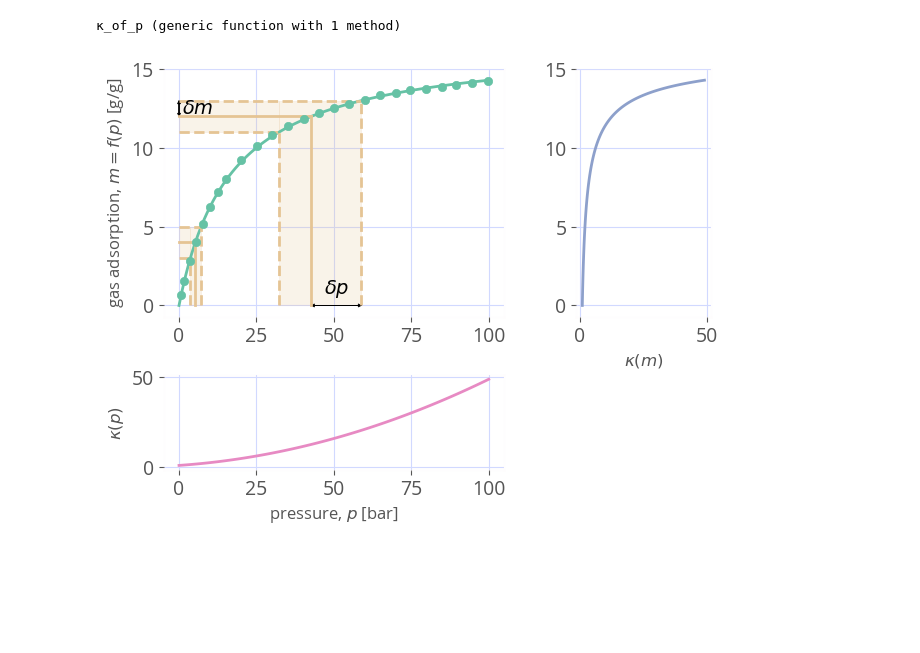
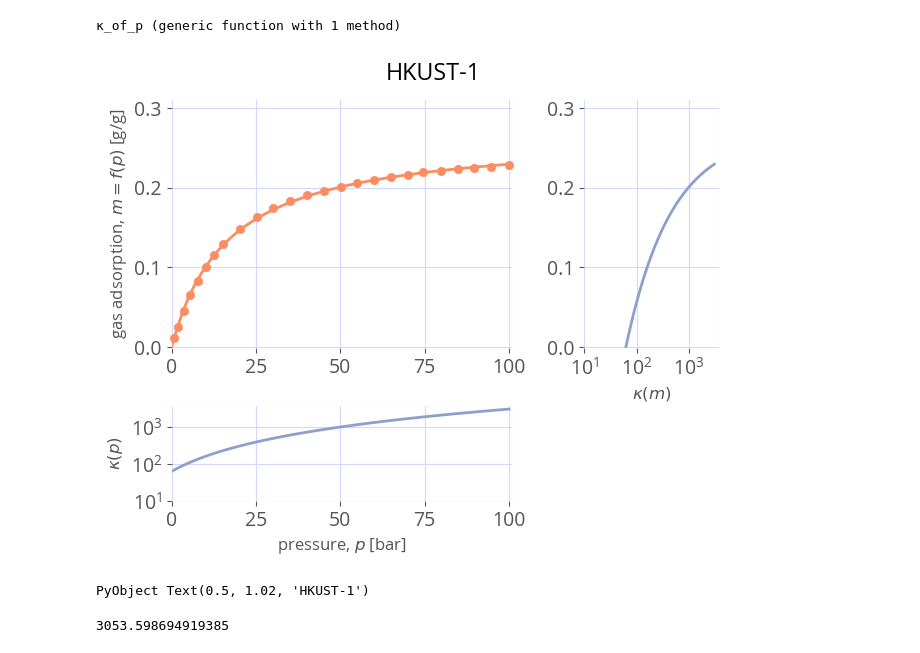
Before and after one commit to SimonEnsemble/nonlinear_sensing, a Jupyter notebook: one_d_sensing/1D sensing.ipynb, the cells around one changed output. Cells and saved outputs as stored; diff of their text form; code cells hidden in the pictures; blank space fills up the shorter version.

Commit message:
fine tuned figures 1 and 2, meeting on 7/6

```diff
--- a/one_d_sensing/1D sensing.ipynb
+++ b/one_d_sensing/1D sensing.ipynb
@@ -71,12 +72,12 @@ Rachel: put $\kappa(P)$ and $\kappa(m)$ for inverse problem here.
 # %% [output]
 "C4"
 # %%
-ms = [4.0, 13.0]
+ms = [4.0 * 16.04 / 1000, 13.0 * 16.04 / 1000]
 
 figure()
 p = range(0.0, 100.0, length=100)
 mof = "HKUST-1"
-scatter(df[mof][:, Symbol("P(bar)")], df[mof][:, :m_mmol_g], zorder=1000,
+scatter(df[mof][:, Symbol("P(bar)")], df[mof][:, :g_g], zorder=1000,
     clip_on=false, color=mof_to_color[mof])
 plot(p, params[mof]["M"] * params[mof]["K"] * p ./ (1 .+ params[mof]["K"] * p),
     label=mof, zorder=1000, clip_on=false, color=mof_to_color[mof])
@@ -97,22 +98,24 @@ for (i, m) in enumerate(ms)
     fill_between(ps, [m_high for _ = 1:length(ps)], alpha=0.2, color=δ_color)
     fill_between([0.0, p_low], [m_low, m_low], [m_high, m_high], alpha=0.2, color=δ_color)
     if i == 2
+        arrow_dx = 1
+        arrow_dy = 0.2 * 0.015
         arrow(0.0, m, 0.0, δm, length_includes_head=true,
-          head_width=1, head_length=0.2, clip_on=false, color="k")
+          head_width=arrow_dx, head_length=arrow_dy, clip_on=false, color="k")
         arrow(0.0, m+δm, 0.0, -δm, length_includes_head=true,
-          head_width=1, head_length=0.2, clip_on=false, color="k")
+          head_width=arrow_dx, head_length=arrow_dy, clip_on=false, color="k")
         text(1.0, m + δm / 2, L"$\delta m$", verticalalignment="center")
 
         arrow(p, 0.0, p_high-p, 0.0, length_includes_head=true,
-          head_width=0.2, head_length=1, clip_on=false, color="k")
+          head_width=arrow_dy, head_length=arrow_dx, clip_on=false, color="k")
         arrow(p_high, 0.0, p-p_high, 0.0, length_includes_head=true,
-          head_width=0.2, head_length=1, clip_on=false, color="k")
-        text(p + (p_high-p)/2, 0.75, L"$\delta p$", horizontalalignment="center")
+          head_width=arrow_dy, head_length=arrow_dx, clip_on=false, color="k")
+        text(p + (p_high-p)/2, 0.75 * 0.015, L"$\delta p$", horizontalalignment="center")
     end
 end
 
 xlim(xmin=0.0)
-ylim([0.0, 20.0])
+#ylim([0.0, 20.0])
 xlabel(L"pressure, $p$ [bar]")
-ylabel(L"gas adsorption, $m=f(p)$ [mmol/g]")
+ylabel(L"gas adsorption, $m=f(p)$ [g/g]")
 # %% [output]
@@ -174,60 +192,44 @@ tight_layout()
 # %% [output]
 κ_of_p (generic function with 1 method)
 # %%
+#figure 2
 p = range(0.0, 100.0, length=100)
 
 mof = "HKUST-1"
 #mof = "MOF-5"
 
 fig = figure()
 ax1 = subplot2grid((3, 3), (0, 0), colspan=2, rowspan=2)
 ax2 = subplot2grid((3, 3), (0, 2), colspan=1, rowspan=2)
 ax3 = subplot2grid((3, 3), (2, 0), colspan=2, rowspan=1)
 tight_layout()
 
-ax1.plot(p, m.(p, mof))
-ax1.scatter(df[mof][:, Symbol("P(bar)")], df[mof][:, :m_mmol_g], zorder=1000,
-    clip_on=false)
+ax1.plot(p, m.(p, mof), color=mof_to_color[mof])
+ax1.scatter(df[mof][:, Symbol("P(bar)")], df[mof][:, :g_g], zorder=1000,
+    clip_on=false, color=mof_to_color[mof])
 ax2.plot(κ_of_m.(m.(p, mof)), m.(p, mof), color="C2")
-ax3.plot(p, κ_of_p.(p), color="C3")
+ax3.plot(p, κ_of_p.(p), color="C2")
 
 ax1.set_ylabel(L"gas adsorption, $m=f(p)$ [g/g]", fontsize=12)
+
 ax3.set_xlabel(L"pressure, $p$ [bar]", fontsize=12)
 ax3.set_ylabel(L"$κ(p)$", fontsize=12)
 ax2.set_xlabel(L"$κ(m)$", fontsize=12)
 
-
-δ_color = "C6"
-ms = [4.0, 12.0]
-for (i, m) in enumerate(ms)
-    p = g(m, mof)
-    ax1.plot([p, p], [0, m], color=δ_color)
-    ax1.plot([0, p], [m, m], color=δ_color)
-    m_low = m - δm
-    m_high = m + δm
-    p_low = g(m_low, mof)
-    p_high = g(m_high, mof)
-    ax1.plot([p_low, p_low], [0, m_low], linestyle="--", color=δ_color)
-    ax1.plot([0, p_low], [m_low, m_low], linestyle="--", color=δ_color)
-    ax1.plot([p_high, p_high], [0, m_high], linestyle="--", color=δ_color)
-    ax1.plot([0, p_high], [m_high, m_high], linestyle="--", color=δ_color)
-
-    ps = range(p_low, p_high, length=200)
-    ax1.fill_between(ps, [m_high for _ = 1:length(ps)], alpha=0.2, color=δ_color)
-    ax1.fill_between([0.0, p_low], [m_low, m_low], [m_high, m_high], alpha=0.2, color=δ_color)
-    if i == 2
-        ax1.arrow(0.0, m, 0.0, δm, length_includes_head=true,
-          head_width=1, head_length=0.2, clip_on=false, color="k")
-        ax1.arrow(0.0, m+δm, 0.0, -δm, length_includes_head=true,
-          head_width=1, head_length=0.2, clip_on=false, color="k")
-        ax1.text(1.0, m + δm / 2, L"$\delta m$", verticalalignment="center")
-
-        ax1.arrow(p, 0.0, p_high-p, 0.0, length_includes_head=true,
-          head_width=0.2, head_length=1, clip_on=false, color="k")
-        ax1.arrow(p_high, 0.0, p-p_high, 0.0, length_includes_head=true,
-          head_width=0.2, head_length=1, clip_on=false, color="k")
-        ax1.text(p + (p_high-p)/2, 0.75, L"$\delta p$", horizontalalignment="center")
-    end
-end
+ax1.set_ylim(-0.001,0.31)
+ax2.set_ylim(-0.001,0.31)
+ax1.set_xlim(0,101)
+ax3.set_xlim(0,101)
+ax2.set_xscale("log")
+ax3.set_yscale("log")
+ax2.set_xticks([10,100,1000])
+ax3.set_yticks([10,100,1000])
+suptitle(mof, y=1.02)
+#make sure axes are same for above plots
 # %% [output]
-[figure, old version]
+[figure, new version]
+PyObject Text(0.5, 1.02, 'HKUST-1')
+# %%
+κ_of_p.(100.0)
+# %% [output]
+3053.598694919385
```
Also changed, not shown: parts of 6 cells of this notebook.
